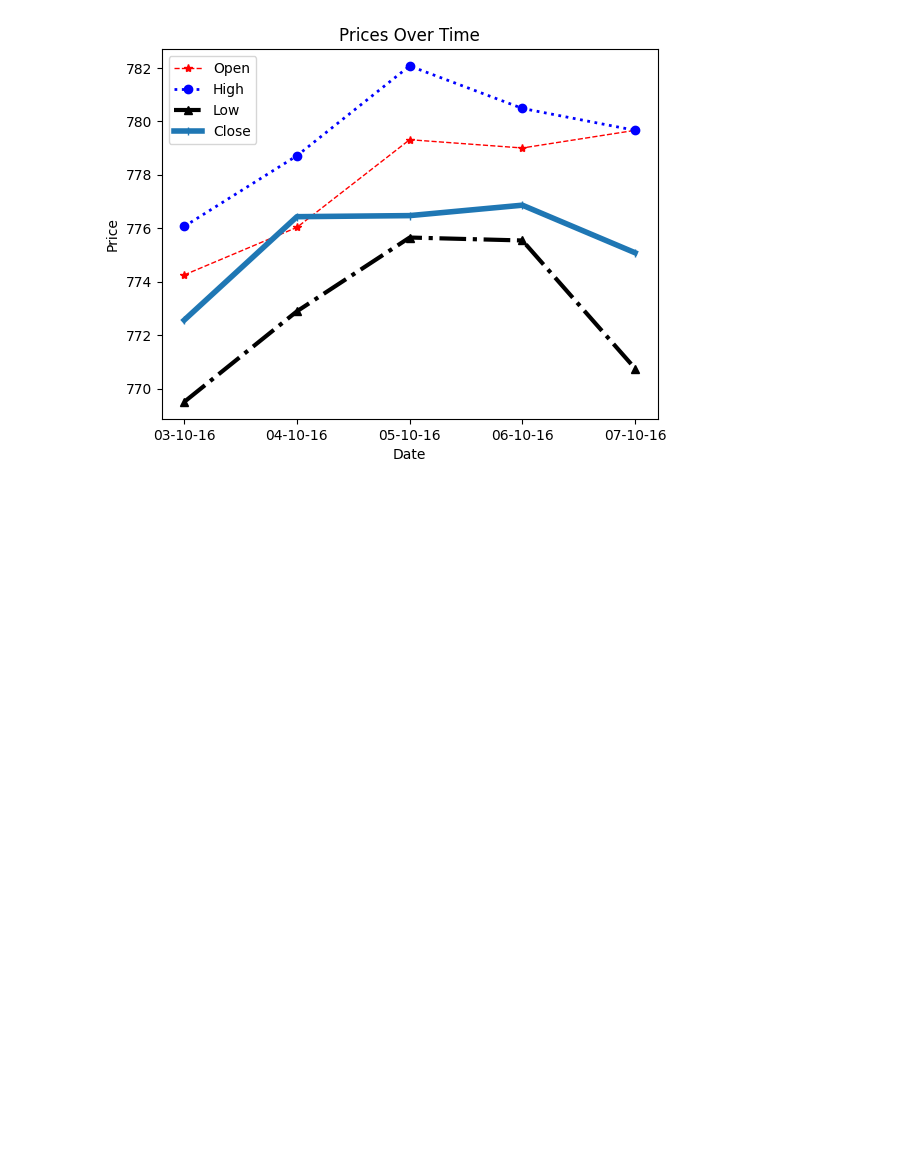
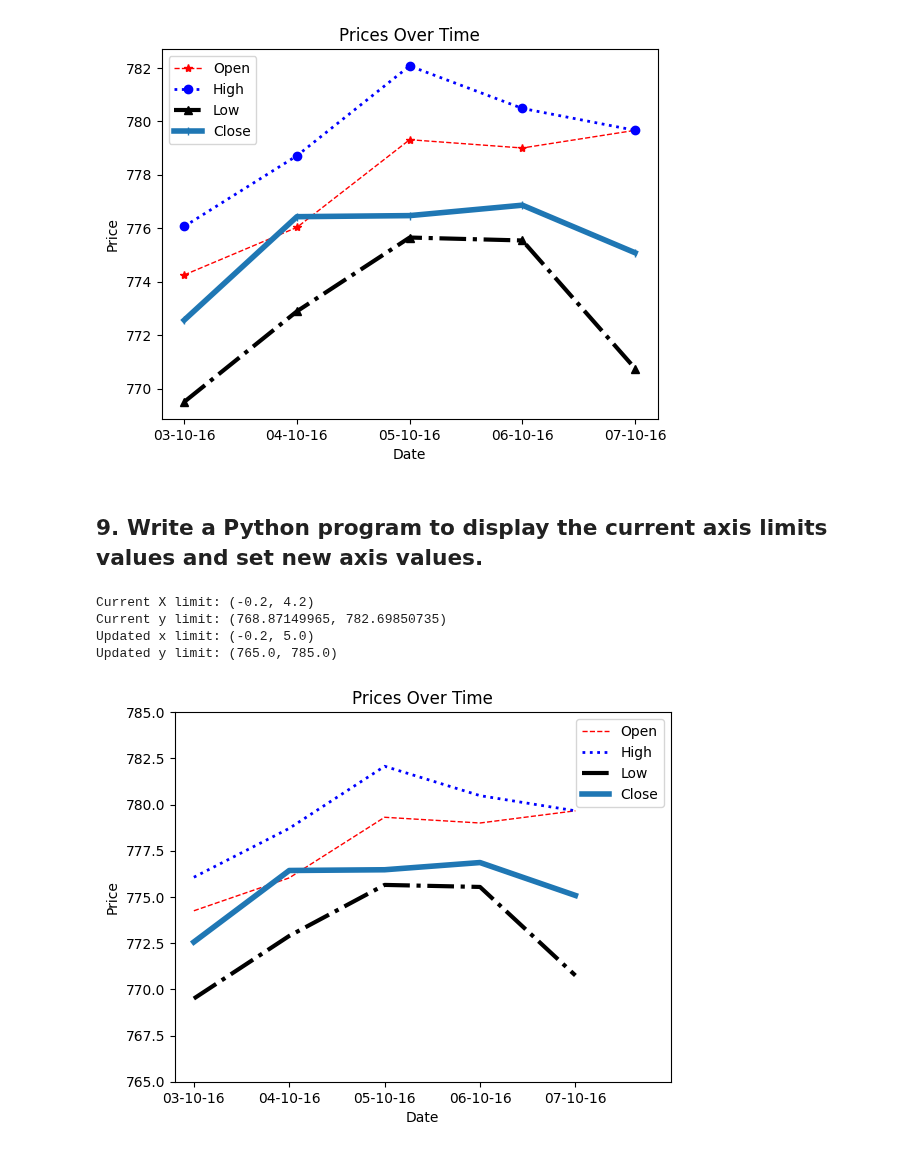
Before and after one commit to shivyelave/Python-Libraries, a Jupyter notebook: Matplotlib/matplotlib_program.ipynb, the cells around one changed output. Saved outputs shown, nothing was run; the diff lists cells and outputs as text; code cells hidden in the pictures; blank space fills up the shorter version.

Commit message:
[Shiv] Add: Program to update axis limits.

```diff
--- a/Matplotlib/matplotlib_program.ipynb
+++ b/Matplotlib/matplotlib_program.ipynb
@@ -335,3 +335,53 @@ if __name__ == '__main__':
     main()
 # %% [output]
 [figure]
+# %% [markdown]
+## 9. Write a Python program to display the current axis limits values and set new axis values.
+# %%
+import pandas as pd
+import matplotlib.pyplot as plt
+
+def main():
+    # Read data from CSV file
+    df = pd.read_csv('fdata.csv')
+
+    # Extract columns for plotting
+    open_prices = df['Open']   # Open prices
+    high_prices = df['High']   # High prices
+    low_prices = df['Low']     # Low prices
+    close_prices = df['Close'] # Close prices
+
+    # Plot each line with different labels
+    plt.plot(df['Date'], open_prices, label="Open", lw =1,ls = '--',c='red')   # Plot Open prices
+    plt.plot(df['Date'], high_prices, label="High",lw =2,ls=':',c='blue')   # Plot High prices
+    plt.plot(df['Date'], low_prices, label="Low",lw =3,ls='-.',c='black')     # Plot Low prices
+    plt.plot(df['Date'], close_prices, label="Close",lw =4,ls = '-') # Plot Close prices
+
+    # Label the x-axis
+    plt.xlabel('Date')  # Label for the x-axis
+
+    # Label the y-axis
+    plt.ylabel('Price')  # Label for the y-axis
+
+    # Set the title of the plot
+    plt.title('Prices Over Time')  # Title of the plot
+
+    # Add a legend to the plot
+    plt.legend()
+
+    print("Current X limit:",plt.xlim())
+    print("Current y limit:",plt.ylim())
+    print("Updated x limit:",plt.xlim(-0.2,5))
+    print("Updated y limit:",plt.ylim(765,785))
+
+    # Display the plot
+    plt.show()  # Display the plot
+
+if __name__ == '__main__':
+    main()
+# %% [output]
+Current X limit: (-0.2, 4.2)
+Current y limit: (768.87149965, 782.69850735)
+Updated x limit: (-0.2, 5.0)
+Updated y limit: (765.0, 785.0)
+[figure, added]
```
